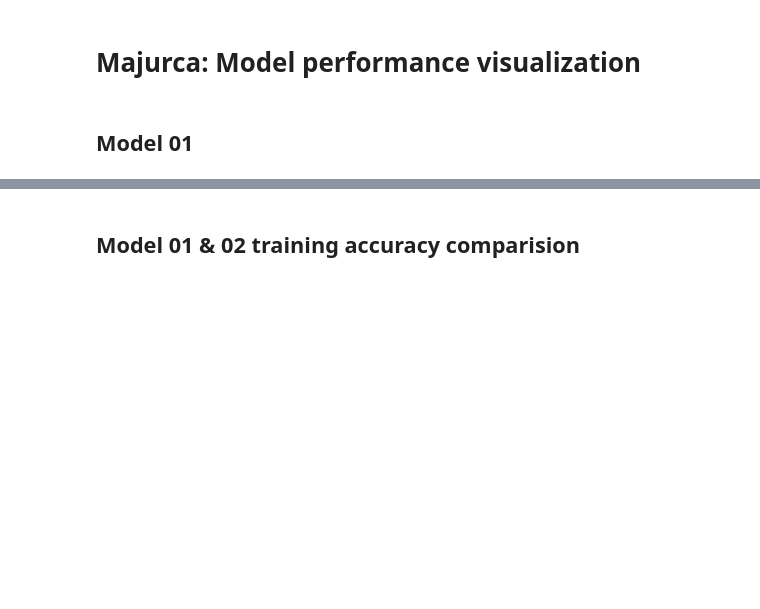
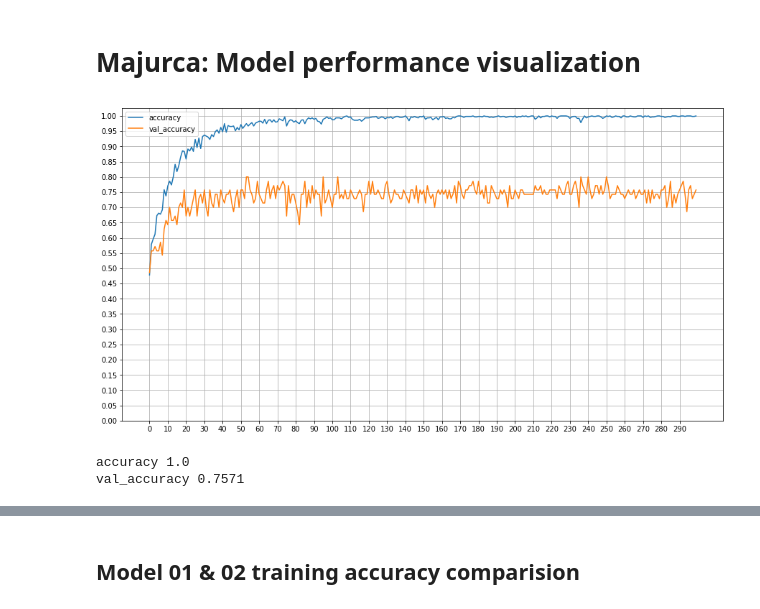
Before and after one commit to botiose/majurca, a Jupyter notebook: visualize.ipynb, the cells around one changed output, grey strips where cells are left out. Cells and saved outputs as stored; diff of their text form; code cells hidden in the pictures; blank space fills up the shorter version.

```diff
--- a/visualize.ipynb
+++ b/visualize.ipynb
@@ -35,5 +35,9 @@ def compare_metric(models, metric):
     plt.show()
 # %%
 model_dir = "/home/otiose/repos/epita/majurca/model/"
-# %% [markdown]
-<h2>Model 01</h2>
+# %%
+display_model(load_model("01"))
+# %% [output]
+[figure, added]
+accuracy 1.0
+val_accuracy 0.7571
```
Also changed, not shown: parts of 27 cells of this notebook, 22 other files.
